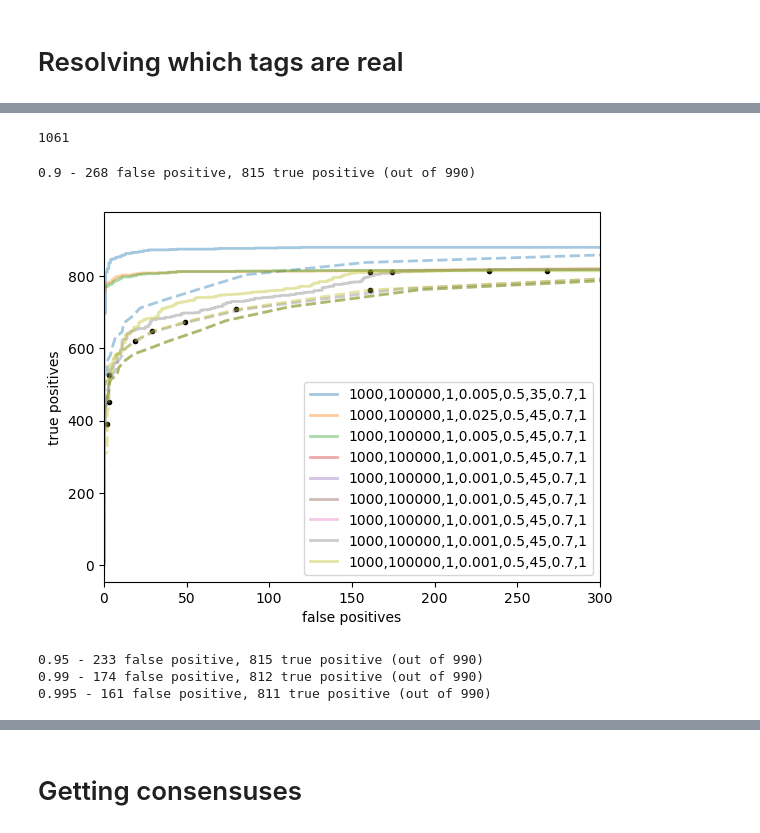
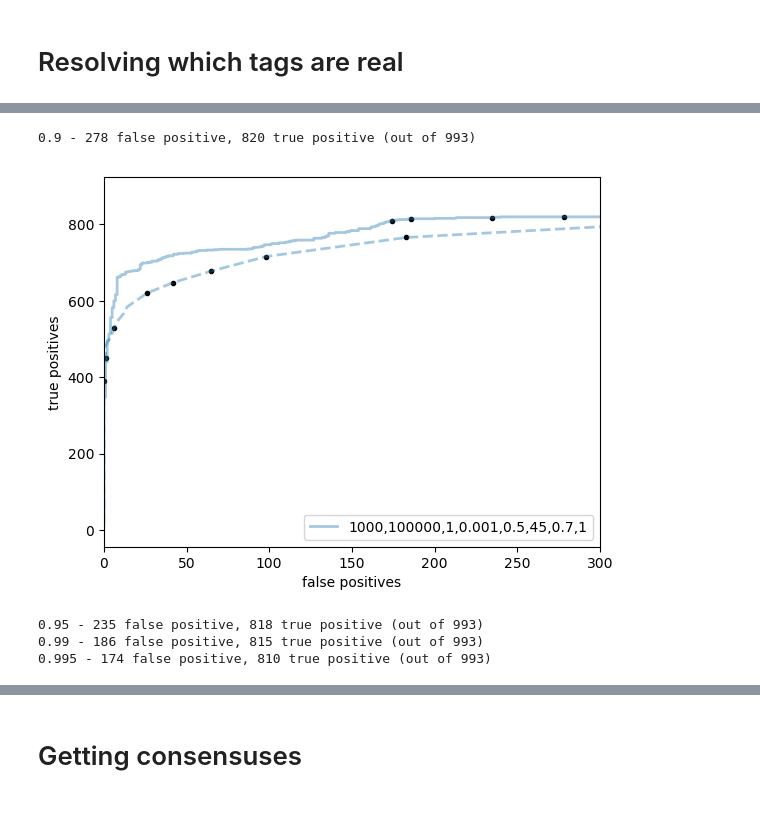
Before and after one commit to HughMurrell/PORPID.jl, a Jupyter notebook: SimulatingWithBensSimulation+Binning+Resolving+Graph.ipynb, the cells around one changed output, grey strips where cells are left out. Saved outputs shown, nothing was run; the diff lists cells and outputs as text; code cells hidden in the pictures.

```diff
--- a/SimulatingWithBensSimulation+Binning+Resolving+Graph.ipynb
+++ b/SimulatingWithBensSimulation+Binning+Resolving+Graph.ipynb
@@ -287,7 +280,7 @@ end
 GraphVariables() = GraphVariables(1000,100000,1,0.005,0.5,45,0.7,1)
 function GraphVariables(symbols::Array{Symbol}, values::Array{Any})
     gv = GraphVariables()
-    for symbol, value in zip(symbols, values)
+    for (symbol, value) in zip(symbols, values)
         setfield!(gv, symbol, value)
     end
     return gv
@@ -299,7 +290,8 @@ LoadError: syntax: invalid iteration specification
 # %%
 # Read from file
-filename = "BensTempOutput2.csv"
-plots = []
+filename = "BioSeqComparison.csv"
+plots = Dict()
+variables = fieldnames(GraphVariables())
 if isfile(filename)
     file = open(filename)
     variables = map(Symbol, split(strip(readline(file)), ","))
@@ -314,7 +306,7 @@ if isfile(filename)
         rons_threshold = map(parse, split(strip(readline(file)),","))
         rons_x = map(parse, split(strip(readline(file)),","))
         rons_y = map(parse, split(strip(readline(file)),","))
-        push!(plots, (parameters, our_threshold, our_x, our_y, rons_threshold, rons_x, rons_y))
+        plots[parameters] = (our_threshold, our_x, our_y, rons_threshold, rons_x, rons_y)
     end
 end;
 # %% [output]
@@ -323,3 +316,4 @@ INFO: Reading 8 existing plots from file
 # %%
-push!(plots, (map(eval, variables), short_likely_real, x_us, y_us, short_count_tag, x_ron, y_ron))
+plots[map(eval, variables)] = (short_likely_real, x_us, y_us, short_count_tag, x_ron, y_ron);
+println("$(length(plots)) plots")
 # %% [output]
@@ -336,21 +321,18 @@ push!(plots, (map(eval, variables), short_likely_real, x_us, y_us, short_count_t
-# %%
-length(plots[3][4])
-# %% [output]
-1061
 # %%
 # Write to file
 parameters =
 file = open(filename, "w")
 write(file, "$(join(variables, ","))\n")
 write(file, "$(length(plots))\n")
-for plot in plots
-    write(file, "$(join(plot[1], ","))\n") # The values of the parameters for the plot
-    write(file, "$(join(plot[2], ","))\n") # Our threshold values
-    write(file, "$(join(plot[3], ","))\n") # Our x values
-    write(file, "$(join(plot[4], ","))\n") # Our y values
-    write(file, "$(join(plot[5], ","))\n") # Ron's threshold values
-    write(file, "$(join(plot[6], ","))\n") # Ron's x values
-    write(file, "$(join(plot[7], ","))\n") # Ron's y values
+for (key, values) in plots
+    write(file, "$(join(key, ","))\n") # The values of the parameters for the plot
+    write(file, "$(join(values[1], ","))\n") # Our threshold values
+    write(file, "$(join(values[2], ","))\n") # Our x values
+    write(file, "$(join(values[3], ","))\n") # Our y values
+    write(file, "$(join(values[4], ","))\n") # Ron's threshold values
+    write(file, "$(join(values[5], ","))\n") # Ron's x values
+    write(file, "$(join(values[6], ","))\n") # Ron's y values
+    write(file, "\n")
 end
 close(file)
 # %%
@@ -361,41 +343,41 @@ fig, ax = subplots()
 threshold = [.9, .95, .99, .995, 100]
 threshold_i = 1
 for i in 1:length(short_likely_real)
     if short_likely_real[i][1] > threshold[threshold_i]
         ax[:plot](x_us[i], y_us[i], ".", color="black", )
         println("$(threshold[threshold_i]) - $(x_us[i]) false positive, $(y_us[i]) true positive (out of $(length(generated_tag_counts)))")
         threshold_i += 1
     end
 end
 # Ron's
 threshold = [1, 2, 3, 4, 5, 10, 15, 20, 10000000]
 threshold_i = 1
 for i in 1:length(short_count_tag)
     if short_count_tag[i][1] > threshold[threshold_i]
         ax[:plot](x_ron[i+1], y_ron[i+1], ".", color="black")
         threshold_i += 1
     end
 end
 
 # Plotting the plots from the save file, as well as our new plots
-for plot in plots
-    parms = ax[:plot](plot[3], plot[4], linewidth=2, label="$(join(plot[1],","))", alpha=0.4)
+for (parameters, values) in plots
+    parms = ax[:plot](values[2], values[3], linewidth=2, label="$(join(parameters,","))", alpha=0.4)
     chosen_color = parms[1][:get_color]()
-    ax[:plot](plot[6], plot[7], linestyle="--", linewidth=2, color=chosen_color, alpha=0.4)
+    ax[:plot](values[5], values[6], linestyle="--", linewidth=2, color=chosen_color, alpha=0.4)
 end
 
 ax[:legend](loc=4)
 xlim([0,300])
 #ylim([1500,2000])
 #ylim([700,900])
 xlabel("false positives")
 ylabel("true positives");
 # %% [output]
-0.9 - 268 false positive, 815 true positive (out of 990)
+0.9 - 278 false positive, 820 true positive (out of 993)
-[figure, old version]
+[figure, new version]
-0.95 - 233 false positive, 815 true positive (out of 990)
-0.99 - 174 false positive, 812 true positive (out of 990)
-0.995 - 161 false positive, 811 true positive (out of 990)
+0.95 - 235 false positive, 818 true positive (out of 993)
+0.99 - 186 false positive, 815 true positive (out of 993)
+0.995 - 174 false positive, 810 true positive (out of 993)
 # %%
 # Printing for the proposal
 fig, ax = subplots()
```
Also changed, not shown: parts of 18 cells of this notebook.
